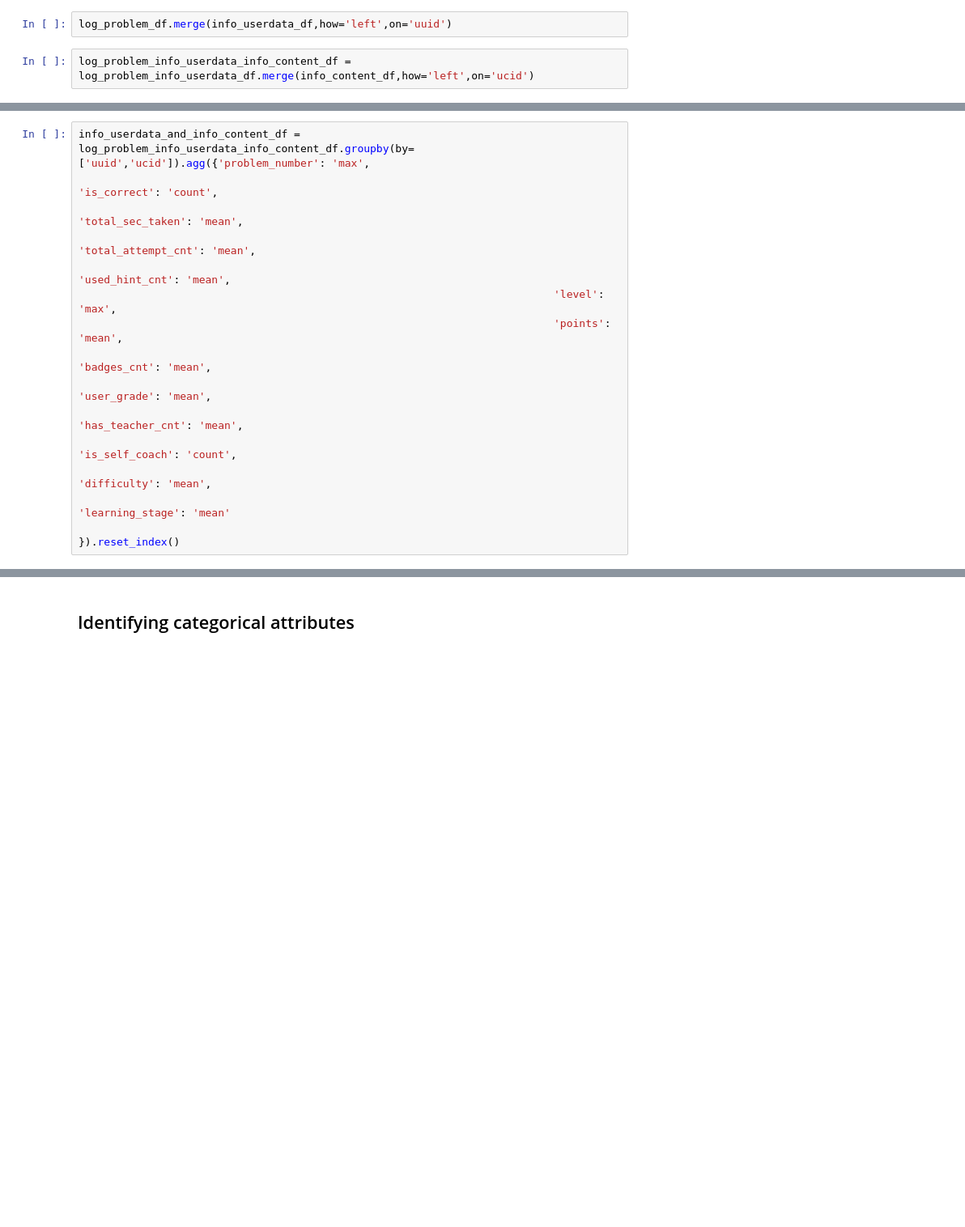
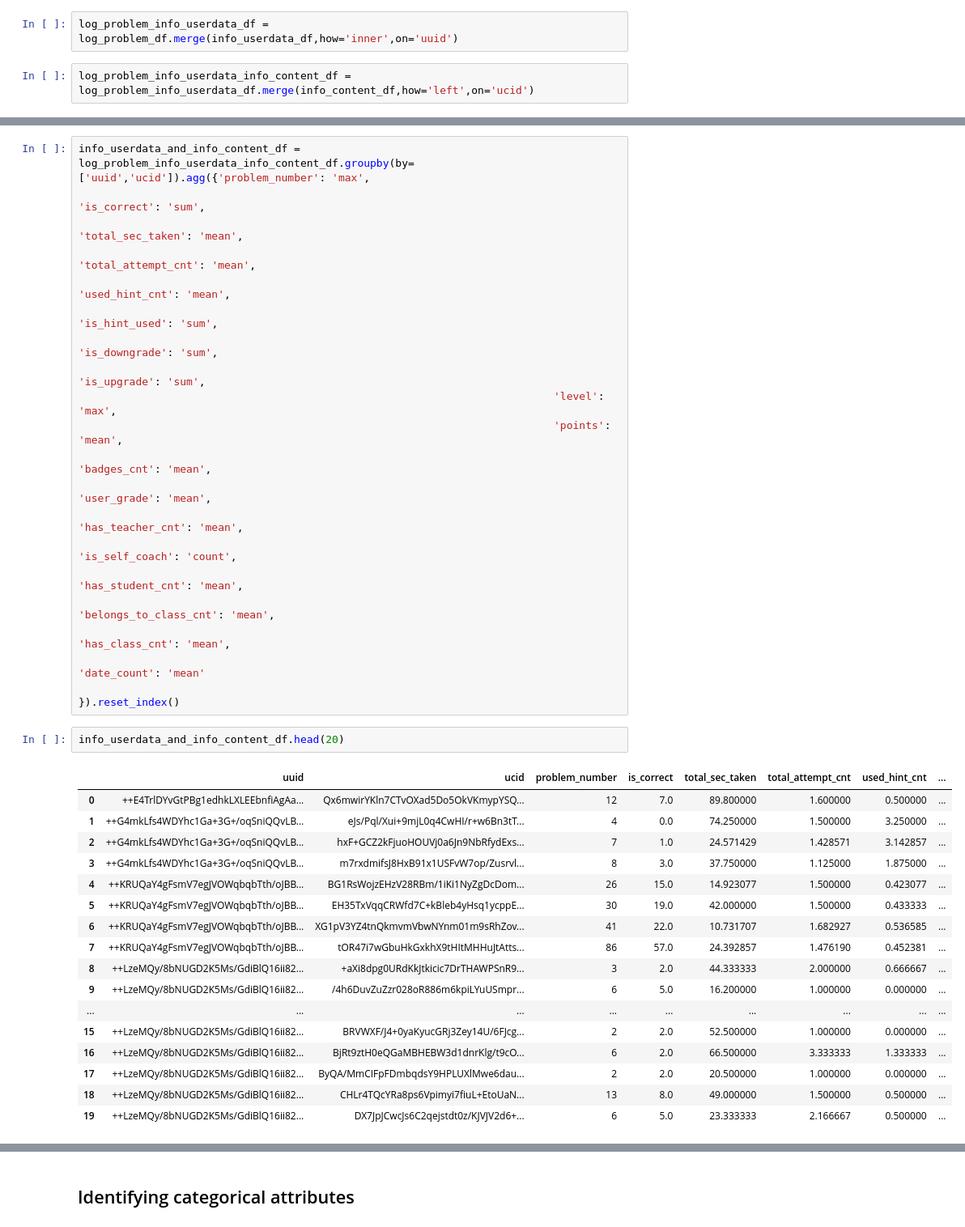
Before and after one commit to likweitan/Assessing-the-Readiness-of-HEI-in-Malaysia-to-Accept-Generation-Alpha, a Jupyter notebook: notebooks/02-data-preprocessing.ipynb, the cells around one changed output, grey strips where cells are left out. Shown at 81% size. Drawn from its saved outputs; the diff is of its cells as text; blank space fills up the shorter version.

```diff
--- a/notebooks/02-data-preprocessing.ipynb
+++ b/notebooks/02-data-preprocessing.ipynb
@@ -477,5 +477,5 @@ info_userdata_df.shape
 # %%
-log_problem_df.merge(info_userdata_df,how='left',on='uuid')
+log_problem_info_userdata_df = log_problem_df.merge(info_userdata_df,how='inner',on='uuid')
 # %%
 log_problem_info_userdata_info_content_df = log_problem_info_userdata_df.merge(info_content_df,how='left',on='ucid')
 # %%
@@ -489,15 +528,40 @@ log_problem_info_userdata_info_content_df.info()
 # %%
 info_userdata_and_info_content_df = log_problem_info_userdata_info_content_df.groupby(by=['uuid','ucid']).agg({'problem_number': 'max',
-                                                                           'is_correct': 'count',
+                                                                           'is_correct': 'sum',
                                                                            'total_sec_taken': 'mean',
                                                                            'total_attempt_cnt': 'mean',
                                                                            'used_hint_cnt': 'mean',
+                                                                           'is_hint_used': 'sum',
+                                                                           'is_downgrade': 'sum',
+                                                                           'is_upgrade': 'sum',
                                                                            'level': 'max',
                                                                            'points': 'mean',
                                                                            'badges_cnt': 'mean',
                                                                            'user_grade': 'mean',
                                                                            'has_teacher_cnt': 'mean',
                                                                            'is_self_coach': 'count',
-                                                                           'difficulty': 'mean',
-                                                                           'learning_stage': 'mean'
+                                                                           'has_student_cnt': 'mean',
+                                                                           'belongs_to_class_cnt': 'mean',
+                                                                           'has_class_cnt': 'mean',
+                                                                           'date_count': 'mean'
                                                                           }).reset_index()
+# %%
+info_userdata_and_info_content_df.head(20)
+# %% [output]
+|  | uuid | ucid | problem_number | is_correct | total_sec_taken | total_attempt_cnt | used_hint_cnt | ... |
+| 0 | ++E4TrlDYvGtPBg1edhkLXLEEbnfiAgAa... | Qx6mwirYKln7CTvOXad5Do5OkVKmypYSQ... | 12 | 7.0 | 89.800000 | 1.600000 | 0.500000 | ... |
+| 1 | ++G4mkLfs4WDYhc1Ga+3G+/oqSniQQvLB... | eJs/Pql/Xui+9mjL0q4CwHI/r+w6Bn3tT... | 4 | 0.0 | 74.250000 | 1.500000 | 3.250000 | ... |
+| 2 | ++G4mkLfs4WDYhc1Ga+3G+/oqSniQQvLB... | hxF+GCZ2kFjuoHOUVj0a6Jn9NbRfydExs... | 7 | 1.0 | 24.571429 | 1.428571 | 3.142857 | ... |
+| 3 | ++G4mkLfs4WDYhc1Ga+3G+/oqSniQQvLB... | m7rxdmifsJ8HxB91x1USFvW7op/Zusrvl... | 8 | 3.0 | 37.750000 | 1.125000 | 1.875000 | ... |
+| 4 | ++KRUQaY4gFsmV7egJVOWqbqbTth/oJBB... | BG1RsWojzEHzV28RBm/1iKi1NyZgDcDom... | 26 | 15.0 | 14.923077 | 1.500000 | 0.423077 | ... |
+| 5 | ++KRUQaY4gFsmV7egJVOWqbqbTth/oJBB... | EH35TxVqqCRWfd7C+kBleb4yHsq1ycppE... | 30 | 19.0 | 42.000000 | 1.500000 | 0.433333 | ... |
+| 6 | ++KRUQaY4gFsmV7egJVOWqbqbTth/oJBB... | XG1pV3YZ4tnQkmvmVbwNYnm01m9sRhZov... | 41 | 22.0 | 10.731707 | 1.682927 | 0.536585 | ... |
+| 7 | ++KRUQaY4gFsmV7egJVOWqbqbTth/oJBB... | tOR47i7wGbuHkGxkhX9tHItMHHuJtAtts... | 86 | 57.0 | 24.392857 | 1.476190 | 0.452381 | ... |
+| 8 | ++LzeMQy/8bNUGD2K5Ms/GdiBlQ16ii82... | +aXi8dpg0URdKkJtkicic7DrTHAWPSnR9... | 3 | 2.0 | 44.333333 | 2.000000 | 0.666667 | ... |
+| 9 | ++LzeMQy/8bNUGD2K5Ms/GdiBlQ16ii82... | /4h6DuvZuZzr028oR886m6kpiLYuUSmpr... | 6 | 5.0 | 16.200000 | 1.000000 | 0.000000 | ... |
+| ... | ... | ... | ... | ... | ... | ... | ... | ... |
+| 15 | ++LzeMQy/8bNUGD2K5Ms/GdiBlQ16ii82... | BRVWXF/J4+0yaKyucGRj3Zey14U/6FJcg... | 2 | 2.0 | 52.500000 | 1.000000 | 0.000000 | ... |
+| 16 | ++LzeMQy/8bNUGD2K5Ms/GdiBlQ16ii82... | BjRt9ztH0eQGaMBHEBW3d1dnrKlg/t9cO... | 6 | 2.0 | 66.500000 | 3.333333 | 1.333333 | ... |
+| 17 | ++LzeMQy/8bNUGD2K5Ms/GdiBlQ16ii82... | ByQA/MmCIFpFDmbqdsY9HPLUXlMwe6dau... | 2 | 2.0 | 20.500000 | 1.000000 | 0.000000 | ... |
+| 18 | ++LzeMQy/8bNUGD2K5Ms/GdiBlQ16ii82... | CHLr4TQcYRa8ps6Vpimyi7fiuL+EtoUaN... | 13 | 8.0 | 49.000000 | 1.500000 | 0.500000 | ... |
+| 19 | ++LzeMQy/8bNUGD2K5Ms/GdiBlQ16ii82... | DX7JpJCwcJs6C2qejstdt0z/KJVJV2d6+... | 6 | 5.0 | 23.333333 | 2.166667 | 0.500000 | ... |
```
Also changed, not shown: parts of 62 cells of this notebook.
